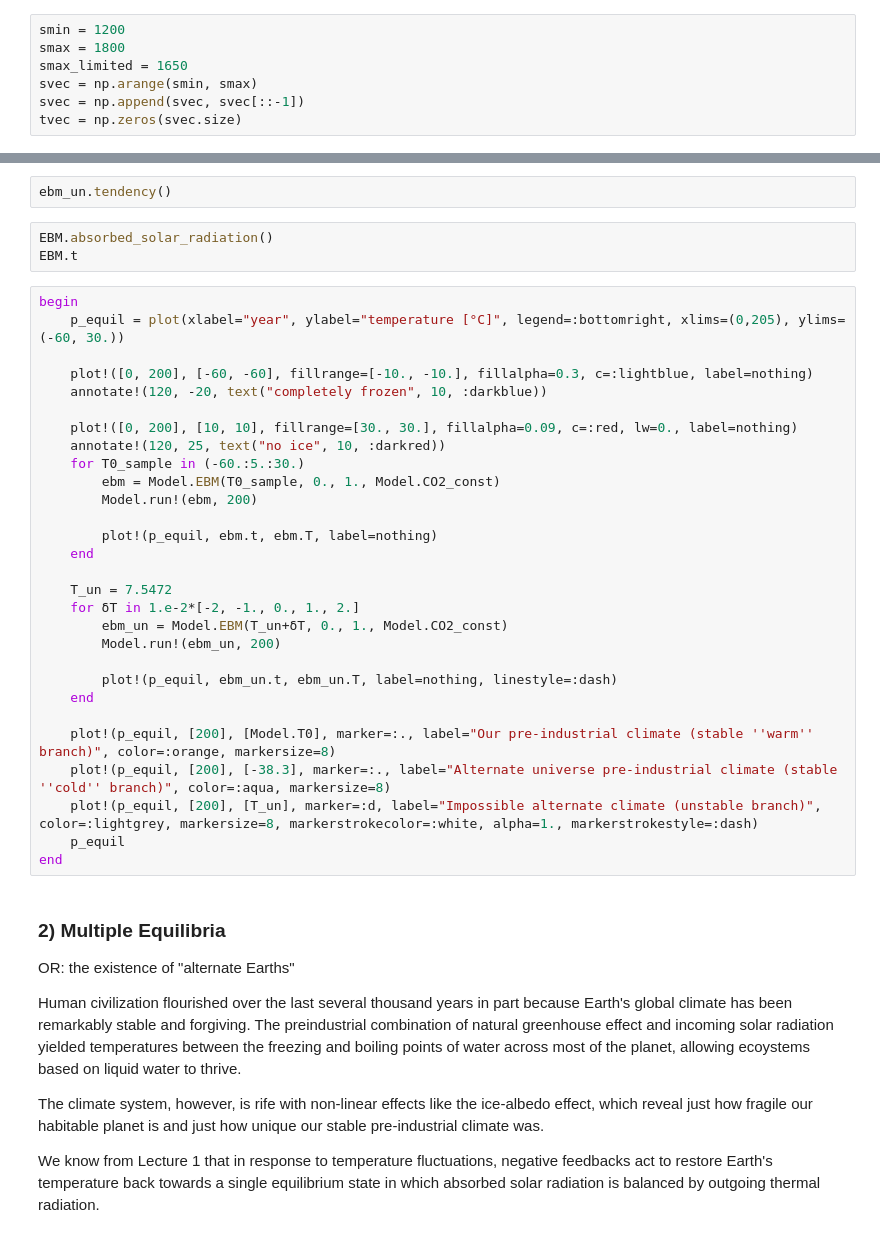
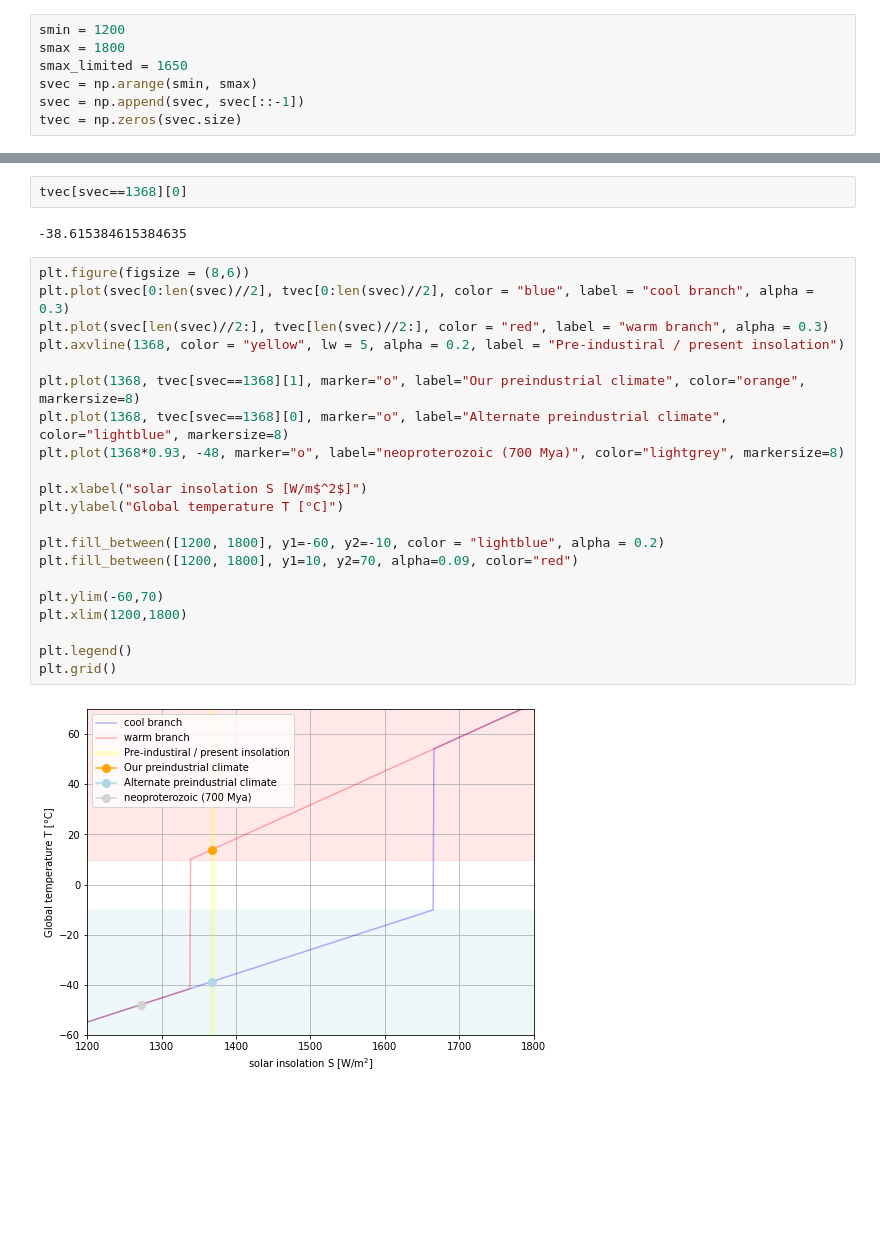
Before and after one commit to t3bol90/personal_blog, a Jupyter notebook: _notebooks/2020-11-12-ice-albedo.ipynb, the cells around one changed output, grey strips where cells are left out. Drawn from its saved outputs; the diff is of its cells as text; blank space fills up the shorter version.

```diff
--- a/_notebooks/2020-11-12-ice-albedo.ipynb
+++ b/_notebooks/2020-11-12-ice-albedo.ipynb
@@ -288,43 +262,27 @@ ebm_un.alpha
-# %%
-ebm_un.tendency()
-# %%
-EBM.absorbed_solar_radiation()
-EBM.t
-# %%
-begin
-	p_equil = plot(xlabel="year", ylabel="temperature [°C]", legend=:bottomright, xlims=(0,205), ylims=(-60, 30.))
-
-	plot!([0, 200], [-60, -60], fillrange=[-10., -10.], fillalpha=0.3, c=:lightblue, label=nothing)
-	annotate!(120, -20, text("completely frozen", 10, :darkblue))
-
-	plot!([0, 200], [10, 10], fillrange=[30., 30.], fillalpha=0.09, c=:red, lw=0., label=nothing)
-	annotate!(120, 25, text("no ice", 10, :darkred))
-	for T0_sample in (-60.:5.:30.)
-		ebm = Model.EBM(T0_sample, 0., 1., Model.CO2_const)
-		Model.run!(ebm, 200)
-
-		plot!(p_equil, ebm.t, ebm.T, label=nothing)
-	end
-
-	T_un = 7.5472
-	for δT in 1.e-2*[-2, -1., 0., 1., 2.]
-		ebm_un = Model.EBM(T_un+δT, 0., 1., Model.CO2_const)
-		Model.run!(ebm_un, 200)
-
-		plot!(p_equil, ebm_un.t, ebm_un.T, label=nothing, linestyle=:dash)
-	end
-
-	plot!(p_equil, [200], [Model.T0], marker=:., label="Our pre-industrial climate (stable ''warm'' branch)", color=:orange, markersize=8)
-	plot!(p_equil, [200], [-38.3], marker=:., label="Alternate universe pre-industrial climate (stable ''cold'' branch)", color=:aqua, markersize=8)
-	plot!(p_equil, [200], [T_un], marker=:d, label="Impossible alternate climate (unstable branch)", color=:lightgrey, markersize=8, markerstrokecolor=:white, alpha=1., markerstrokestyle=:dash)
-	p_equil
-end
-# %% [markdown]
-### 2) Multiple Equilibria
-OR: the existence of "alternate Earths"
-
-Human civilization flourished over the last several thousand years in part because Earth's global climate has been remarkably stable and forgiving. The preindustrial combination of natural greenhouse effect and incoming solar radiation yielded temperatures between the freezing and boiling points of water across most of the planet, allowing ecoystems based on liquid water to thrive.
-
-The climate system, however, is rife with non-linear effects like the ice-albedo effect, which reveal just how fragile our habitable planet is and just how unique our stable pre-industrial climate was.
-
-We know from Lecture 1 that in response to temperature fluctuations, negative feedbacks act to restore Earth's temperature back towards a single equilibrium state in which absorbed solar radiation is balanced by outgoing thermal radiation.
+# %%
+tvec[svec==1368][0]
+# %% [output]
+-38.615384615384635
+# %%
+plt.figure(figsize = (8,6))
+plt.plot(svec[0:len(svec)//2], tvec[0:len(svec)//2], color = "blue", label = "cool branch", alpha = 0.3)
+plt.plot(svec[len(svec)//2:], tvec[len(svec)//2:], color = "red", label = "warm branch", alpha = 0.3)
+plt.axvline(1368, color = "yellow", lw = 5, alpha = 0.2, label = "Pre-industiral / present insolation")
+
+plt.plot(1368, tvec[svec==1368][1], marker="o", label="Our preindustrial climate", color="orange", markersize=8)
+plt.plot(1368, tvec[svec==1368][0], marker="o", label="Alternate preindustrial climate", color="lightblue", markersize=8)
+plt.plot(1368*0.93, -48, marker="o", label="neoproterozoic (700 Mya)", color="lightgrey", markersize=8)
+
+plt.xlabel("solar insolation S [W/m$^2$]")
+plt.ylabel("Global temperature T [°C]")
+
+plt.fill_between([1200, 1800], y1=-60, y2=-10, color = "lightblue", alpha = 0.2)
+plt.fill_between([1200, 1800], y1=10, y2=70, alpha=0.09, color="red")
+
+plt.ylim(-60,70)
+plt.xlim(1200,1800)
+
+plt.legend()
+plt.grid()
+# %% [output]
+[figure, added]
```
Also changed, not shown: parts of 13 cells of this notebook, 2 other files.
